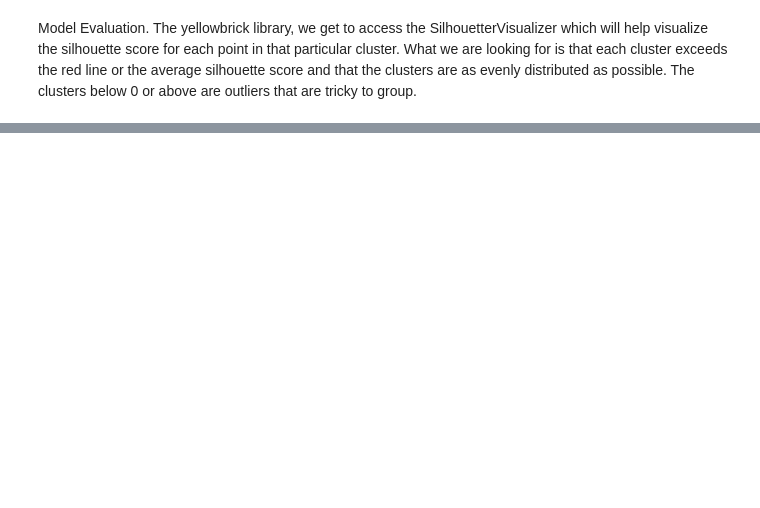
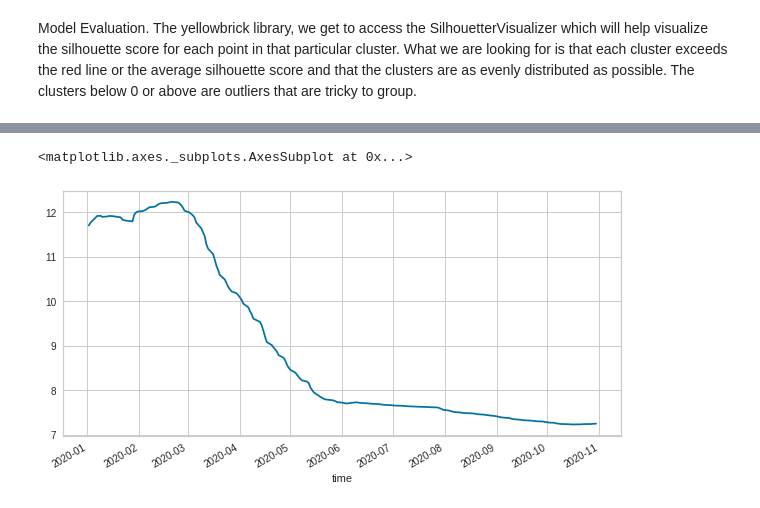
Before and after one commit to Gaukhar-ai/Capstone, a Jupyter notebook: alpaca_api.ipynb, the cells around one changed output, grey strips where cells are left out. Drawn from its saved outputs; the diff is of its cells as text; code cells hidden in the pictures; blank space fills up the shorter version.

```diff
--- a/alpaca_api.ipynb
+++ b/alpaca_api.ipynb
@@ -1445,0 +986,7 @@ time                                              ...
+# %%
+GE_df['RSI'] = GE_df.ta.vwap(high='high', low='low', close='close', volume='volume')
+GE_df['RSI'].plot(figsize=(10, 5))
+#this plot shows that MFI is very low
+# %% [output]
+<matplotlib.axes._subplots.AxesSubplot at 0x...>
+[figure, added]
```
Also changed, not shown: parts of 103 cells of this notebook.
